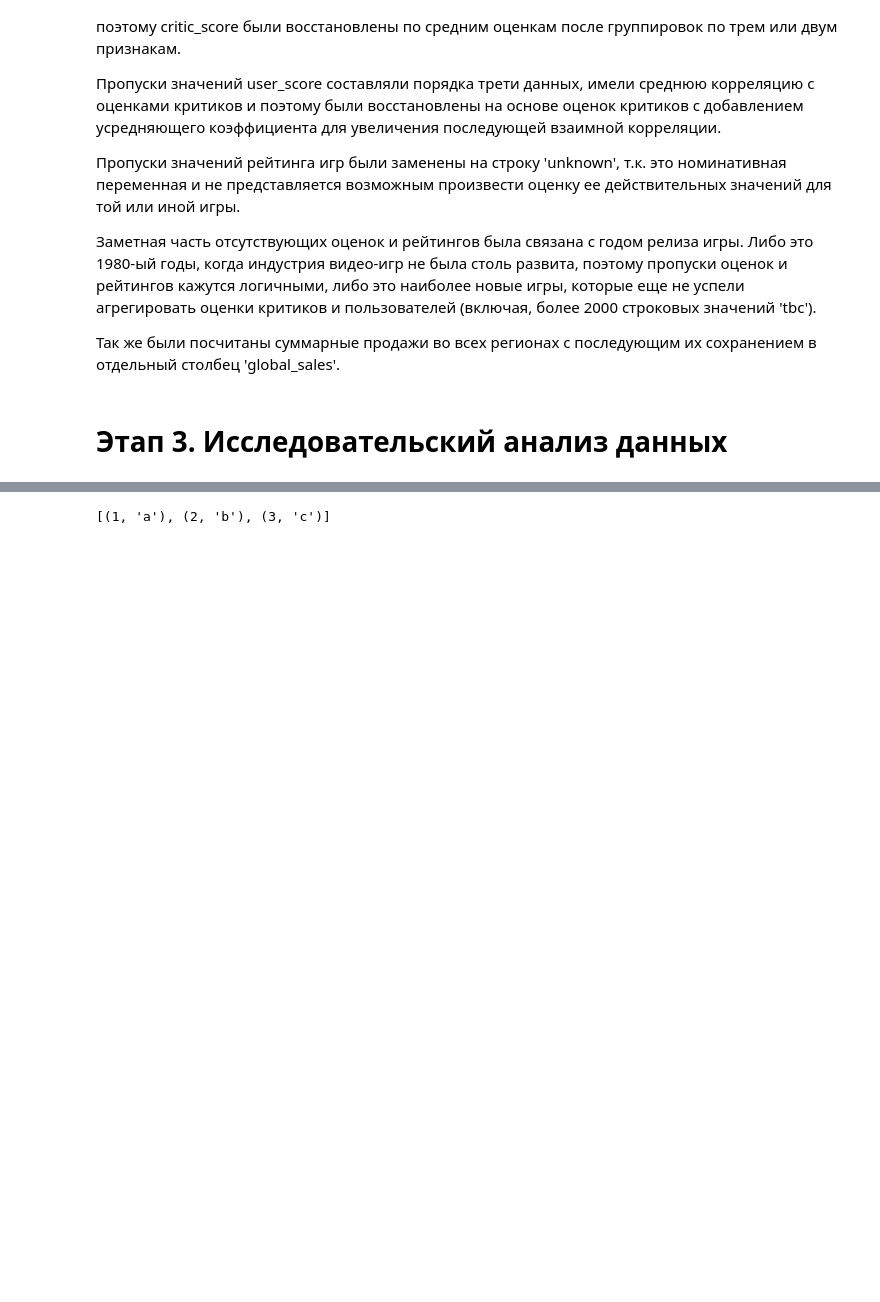
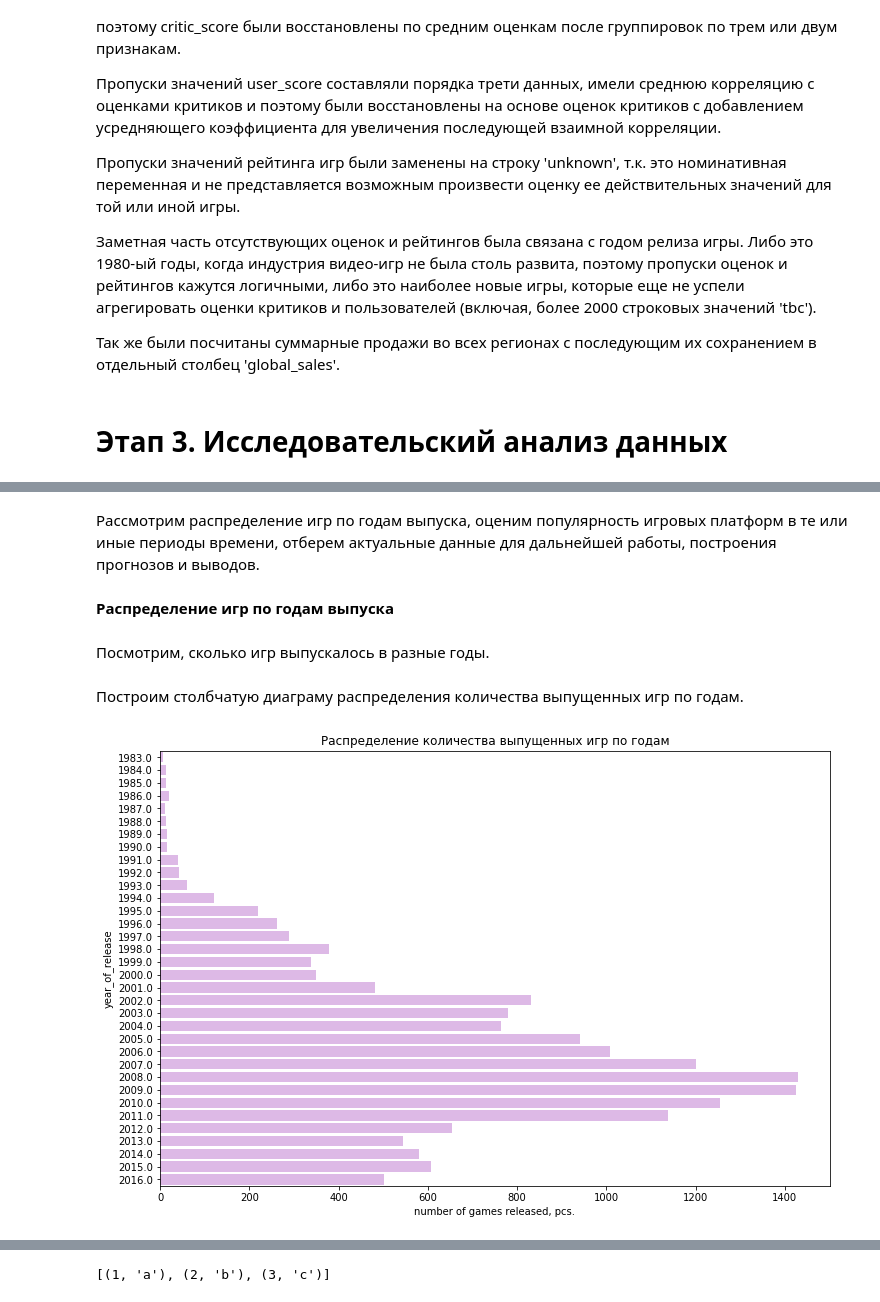
Before and after one commit to nktnlx/data_analysis_portfolio, a Jupyter notebook: video_games_sales.ipynb, the cells around one changed output, grey strips where cells are left out. Cells and saved outputs as stored; diff of their text form; code cells hidden in the pictures; blank space fills up the shorter version.

```diff
--- a/video_games_sales.ipynb
+++ b/video_games_sales.ipynb
@@ -1180,6 +1193,3 @@ dtype: int64
-# %%
-# преобразование типа данных
-df['year_of_release'] = df.user_score.astype('int16')
 # %%
 # удаление вспомогательных столбцов, которые больше не понадобятся
 df.drop(['plt_code', 'genre_code'], axis=1, inplace=True)
@@ -1252,0 +1243,29 @@ df.groupby('year_of_release', as_index=False).name.count()
+# %% [markdown]
+Рассмотрим распределение игр по годам выпуска, оценим популярность игровых платформ в те или иные периоды времени, отберем актуальные данные для дальнейшей работы, построения прогнозов и выводов.
+# %% [markdown]
+**Распределение игр по годам выпуска**
+# %% [markdown]
+Посмотрим, сколько игр выпускалось в разные годы.
+# %%
+# группировка данных и подсчет количества выпущенных игр по годам
+games_per_year = df.groupby('year_of_release', as_index=False).name \
+                   .count() \
+                   .rename(columns={'name': 'games_number'})
+# %% [markdown]
+Построим столбчатую диаграму распределения количества выпущенных игр по годам.
+# %%
+# размер фигуры
+plt.figure(figsize=(12, 8))
+
+# задание параметров построения графика
+ax = sns.barplot(y=games_per_year.year_of_release,
+                 x=games_per_year.games_number,
+                 orient='h',
+                 color='#e2b2ed'
+                 );
+
+# подписи осей и названия
+plt.xlabel('number of games released, pcs.')
+plt.title('Распределение количества выпущенных игр по годам');
+# %% [output]
+[figure, added]
```
Also changed, not shown: parts of 18 cells of this notebook.
